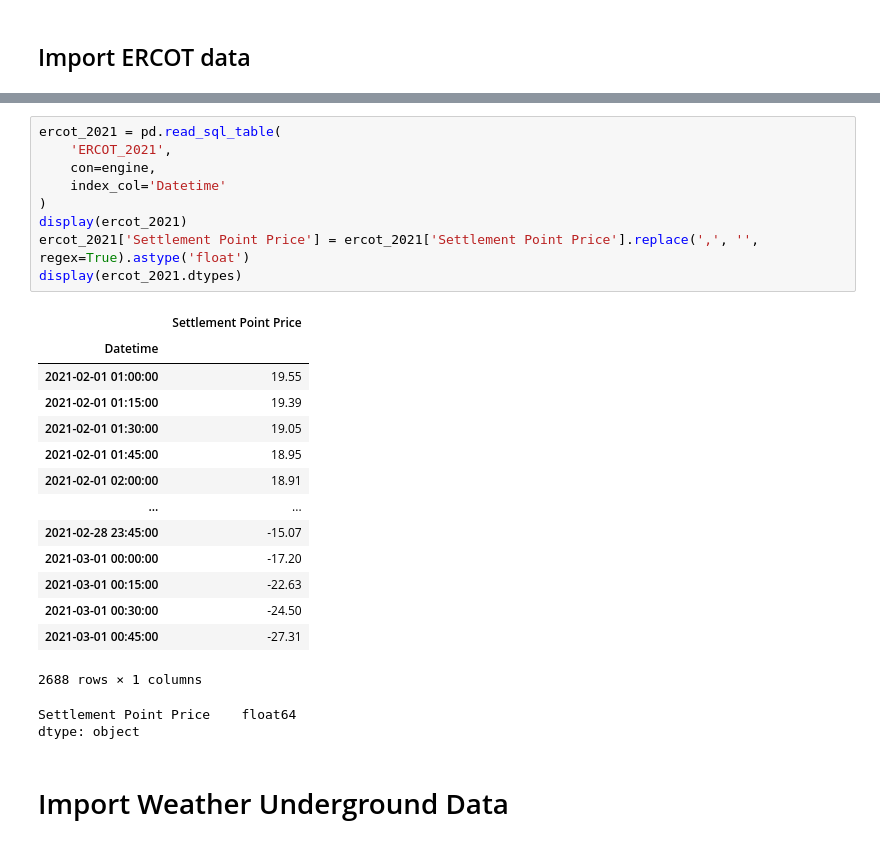
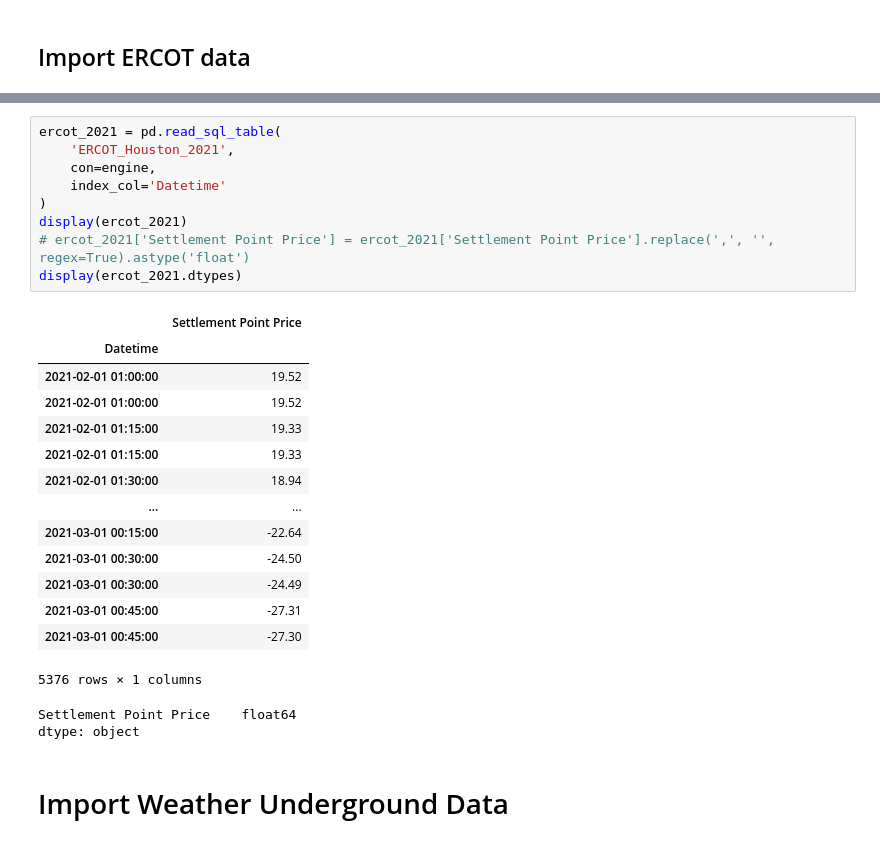
Before and after one commit to ccharafeddine/Degree_Day_Analysis, a Jupyter notebook: degree_day_analysis.ipynb, the cells around one changed output, grey strips where cells are left out. Cells and saved outputs as stored; diff of their text form.

Commit message:
updated degree day db tables

```diff
--- a/degree_day_analysis.ipynb
+++ b/degree_day_analysis.ipynb
@@ -79,28 +79,28 @@ Settlement Point Price    float64
 dtype: object
 # %%
 ercot_2021 = pd.read_sql_table(
-    'ERCOT_2021',
+    'ERCOT_Houston_2021',
     con=engine,
     index_col='Datetime'
 )
 display(ercot_2021)
-ercot_2021['Settlement Point Price'] = ercot_2021['Settlement Point Price'].replace(',', '', regex=True).astype('float')
+# ercot_2021['Settlement Point Price'] = ercot_2021['Settlement Point Price'].replace(',', '', regex=True).astype('float')
 display(ercot_2021.dtypes)
 # %% [output]
 |  | Settlement Point Price |
 | Datetime |  |
-| 2021-02-01 01:00:00 | 19.55 |
-| 2021-02-01 01:15:00 | 19.39 |
-| 2021-02-01 01:30:00 | 19.05 |
-| 2021-02-01 01:45:00 | 18.95 |
-| 2021-02-01 02:00:00 | 18.91 |
+| 2021-02-01 01:00:00 | 19.52 |
+| 2021-02-01 01:00:00 | 19.52 |
+| 2021-02-01 01:15:00 | 19.33 |
+| 2021-02-01 01:15:00 | 19.33 |
+| 2021-02-01 01:30:00 | 18.94 |
 | ... | ... |
-| 2021-02-28 23:45:00 | -15.07 |
-| 2021-03-01 00:00:00 | -17.20 |
-| 2021-03-01 00:15:00 | -22.63 |
+| 2021-03-01 00:15:00 | -22.64 |
 | 2021-03-01 00:30:00 | -24.50 |
+| 2021-03-01 00:30:00 | -24.49 |
 | 2021-03-01 00:45:00 | -27.31 |
+| 2021-03-01 00:45:00 | -27.30 |
-2688 rows × 1 columns
+5376 rows × 1 columns
 Settlement Point Price    float64
 dtype: object
 # %% [markdown]
```
Also changed, not shown: parts of 4 cells of this notebook, 1 other file.
